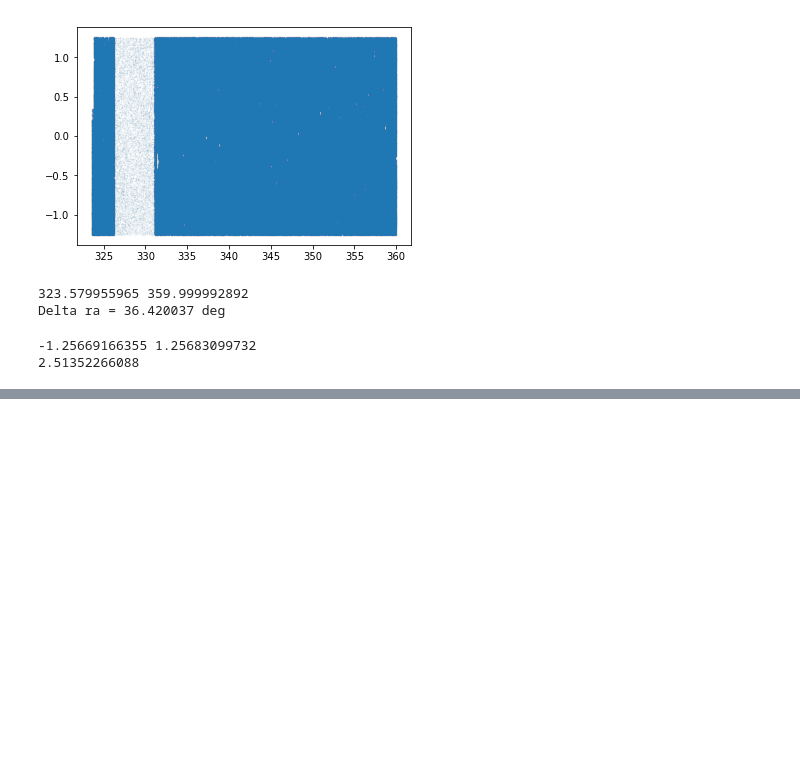
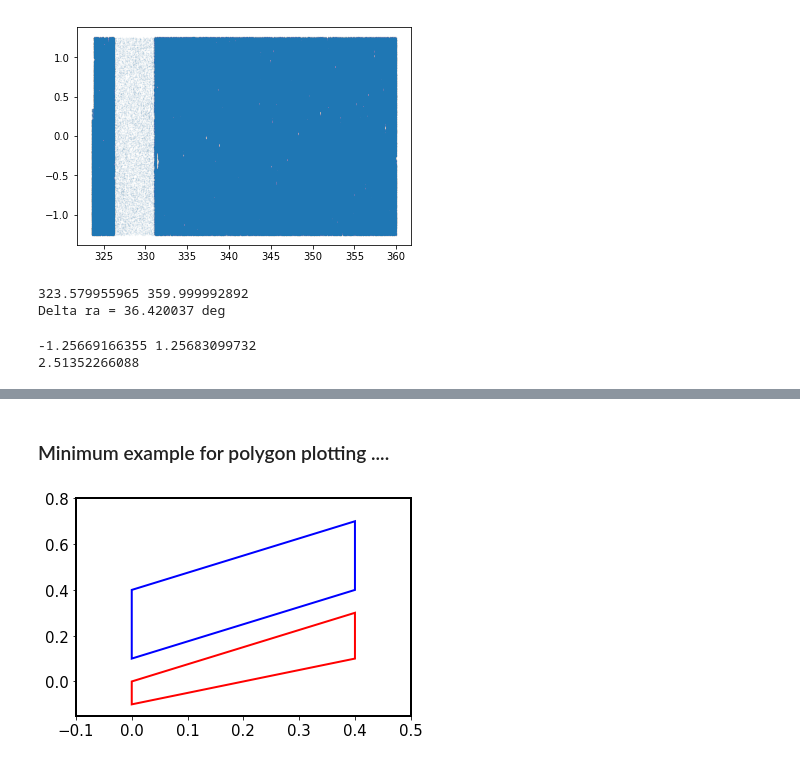
Before and after one commit to suberlak/SDSS_S82_FP_research, a Jupyter notebook: code/06.2017_SDSS_differential_counts.ipynb, the cells around one changed output, grey strips where cells are left out. Drawn from its saved outputs; the diff is of its cells as text; code cells hidden in the pictures; blank space fills up the shorter version.

```diff
--- a/code/06.2017_SDSS_differential_counts.ipynb
+++ b/code/06.2017_SDSS_differential_counts.ipynb
@@ -506,0 +779,35 @@ Saved as /Users/chris/GradResearch/SDSS_S82_FP_research/data_products/Fig_Ivezic
+# %% [markdown]
+### Minimum example for polygon plotting ....
+# %%
+import matplotlib
+from matplotlib.patches import Polygon
+from matplotlib.collections import PatchCollection
+import matplotlib.pyplot as plt
+
+fig, ax = plt.subplots()
+
+polygon = Polygon([
+                   [0,0.1],   # what's fed into polygon is an array
+                   [0.4,0.4], # N x 2 of  (xi, yi) vertices ...
+                   [0.4,0.7],
+                   [0,0.4]
+                  ], fill = False, lw = 2 ,
+                    edgecolor='blue', facecolor=None,
+                 )
+ax.add_patch(polygon)
+patches.append(polygon)
+
+polygon = Polygon([
+                   [0,-0.1],   # what's fed into polygon is an array
+                   [0.4,0.1], # N x 2 of  (xi, yi) vertices ...
+                   [0.4,0.3],
+                   [0,0]
+                  ],fill = False, lw = 2 ,
+                    edgecolor='red', facecolor=None,
+                 )
+ax.add_patch(polygon)
+ax.set_xlim(-0.1,0.5)
+ax.set_ylim(-0.15,0.8)
+plt.show()
+# %% [output]
+[figure, added]
```
Also changed, not shown: parts of 12 cells of this notebook, 1 other file.
